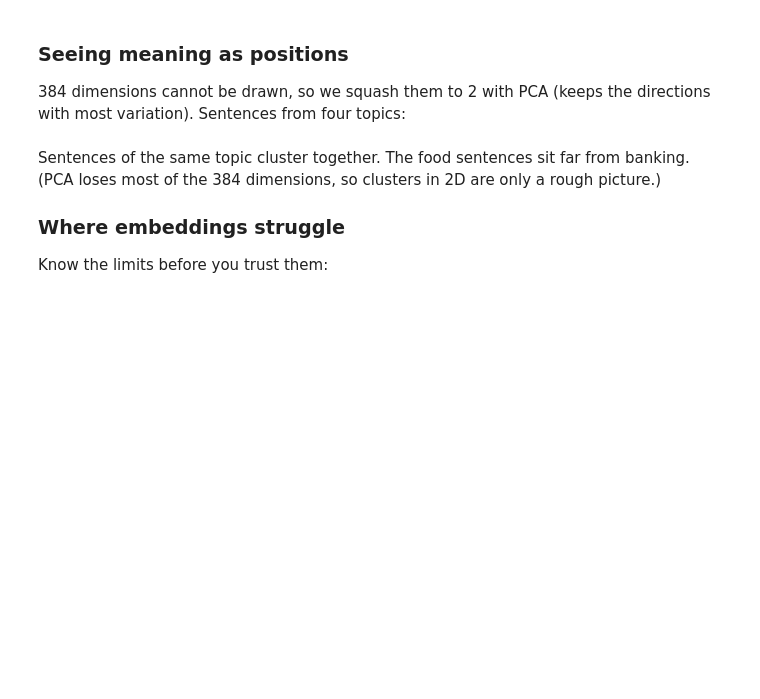
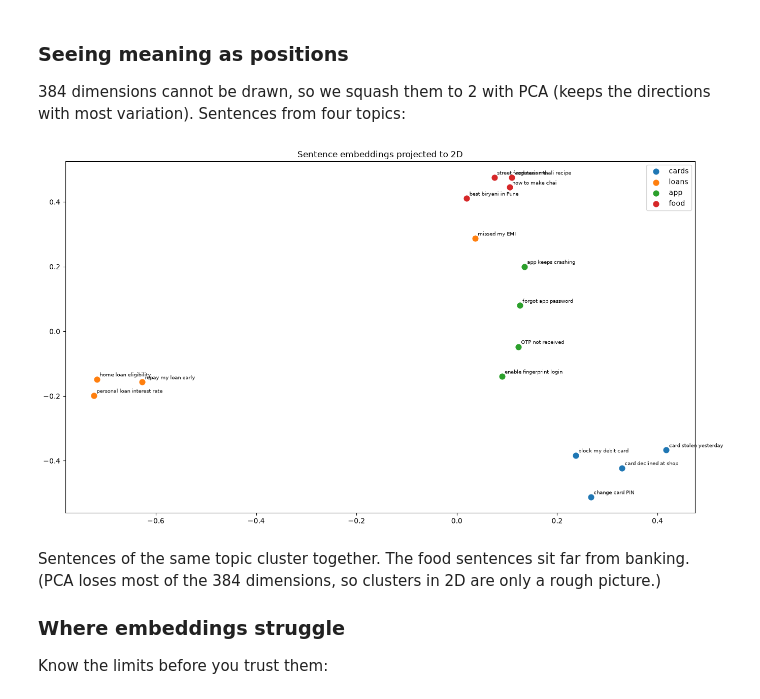
Before and after one commit to AdityaThakare72/MITU_post_hf_oct, a Jupyter notebook: 3Embeddings_Vector_Databases_Retrieval.ipynb, the cells around one changed output. Cells and saved outputs as stored; diff of their text form; code cells hidden in the pictures; blank space fills up the shorter version.

```diff
--- a/3Embeddings_Vector_Databases_Retrieval.ipynb
+++ b/3Embeddings_Vector_Databases_Retrieval.ipynb
@@ -303,29 +386,31 @@ print("same result:", np.allclose(manual, library, atol=1e-4))
 # %%
 from sklearn.decomposition import PCA
 
 topic_sentences = {
     "cards": ["block my debit card", "card stolen yesterday", "change card PIN", "card declined at shop"],
     "loans": ["personal loan interest rate", "repay my loan early", "home loan eligibility", "missed my EMI"],
     "app": ["app keeps crashing", "forgot app password", "OTP not received", "enable fingerprint login"],
     "food": ["best biryani in Pune", "how to make chai", "vegetarian thali recipe", "street food near me"],
 }
 
 labels, texts = [], []
 for topic, items in topic_sentences.items():
     labels += [topic] * len(items)
     texts += items
 
 points = PCA(n_components=2).fit_transform(embedder.encode(texts, normalize_embeddings=True))
 
-plt.figure(figsize=(7, 5))
+plt.figure(figsize=(16, 9))
 for topic in topic_sentences:
     idx = [i for i, l in enumerate(labels) if l == topic]
     plt.scatter(points[idx, 0], points[idx, 1], label=topic, s=60)
     for i in idx:
         plt.annotate(texts[i], points[i], fontsize=7, xytext=(4, 4), textcoords="offset points")
 plt.legend()
 plt.title("Sentence embeddings projected to 2D")
 plt.show()
+# %% [output]
+[figure, added]
 # %% [markdown]
 Sentences of the same topic cluster together. The food sentences sit far from banking. (PCA loses most of the 384 dimensions, so clusters in 2D are only a rough picture.)
 
```
Also changed, not shown: parts of 35 cells of this notebook, 2 other files.
